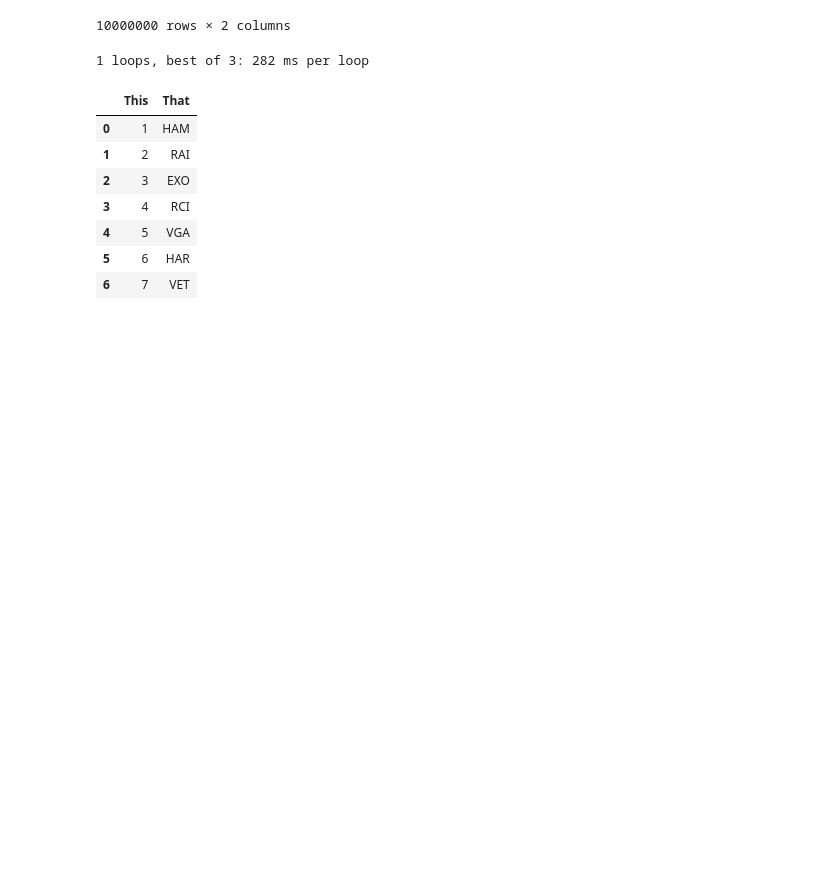
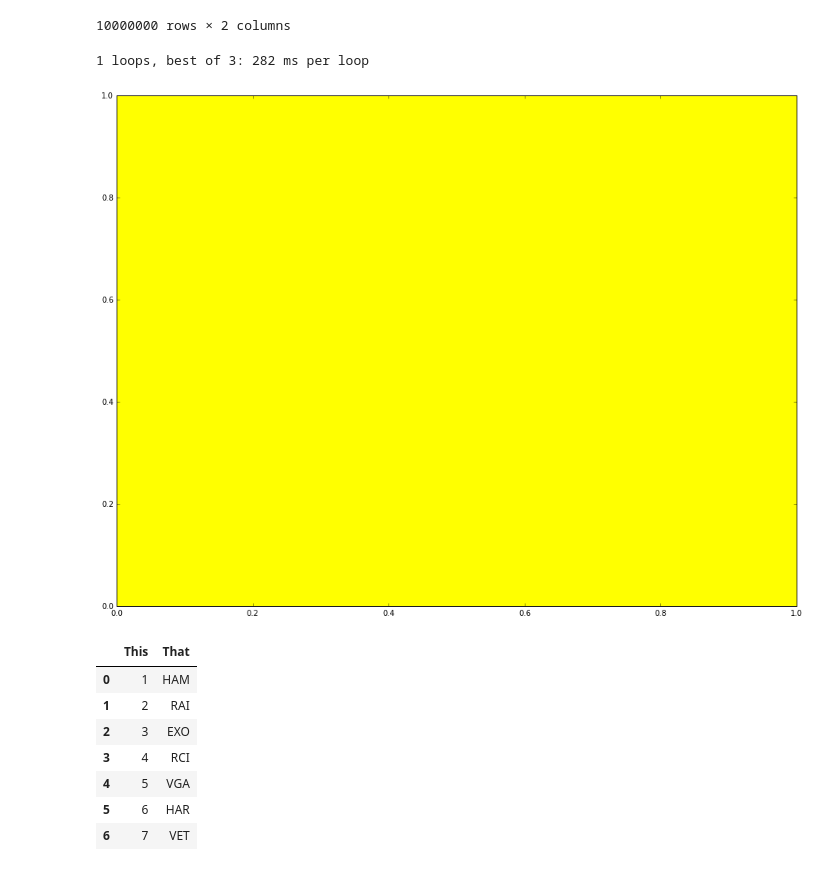
Before and after one commit to jankcious/fantasy-formula-one, a Jupyter notebook: Untitled.ipynb, the cells around one changed output. Drawn from its saved outputs; the diff is of its cells as text; code cells hidden in the pictures; blank space fills up the shorter version.

```diff
--- a/Untitled.ipynb
+++ b/Untitled.ipynb
@@ -62,7 +62,10 @@ import matplotlib
 # %%
 fig = plt.figure(figsize=(16,12))
 ax = fig.add_subplot(111)
 ttl = 'Fantasy Driver Points'
+ax.set_axis_bgcolor('#ffff00')
+# %% [output]
+[figure, added]
 # %%
 df = pd.DataFrame(columns=('This', 'That'))
 df['That'] = ['HAM', 'RAI', 'EXO', 'RCI', 'VGA', 'HAR', 'VET']
```
Also changed, not shown: parts of 3 cells of this notebook, 7 other files.
